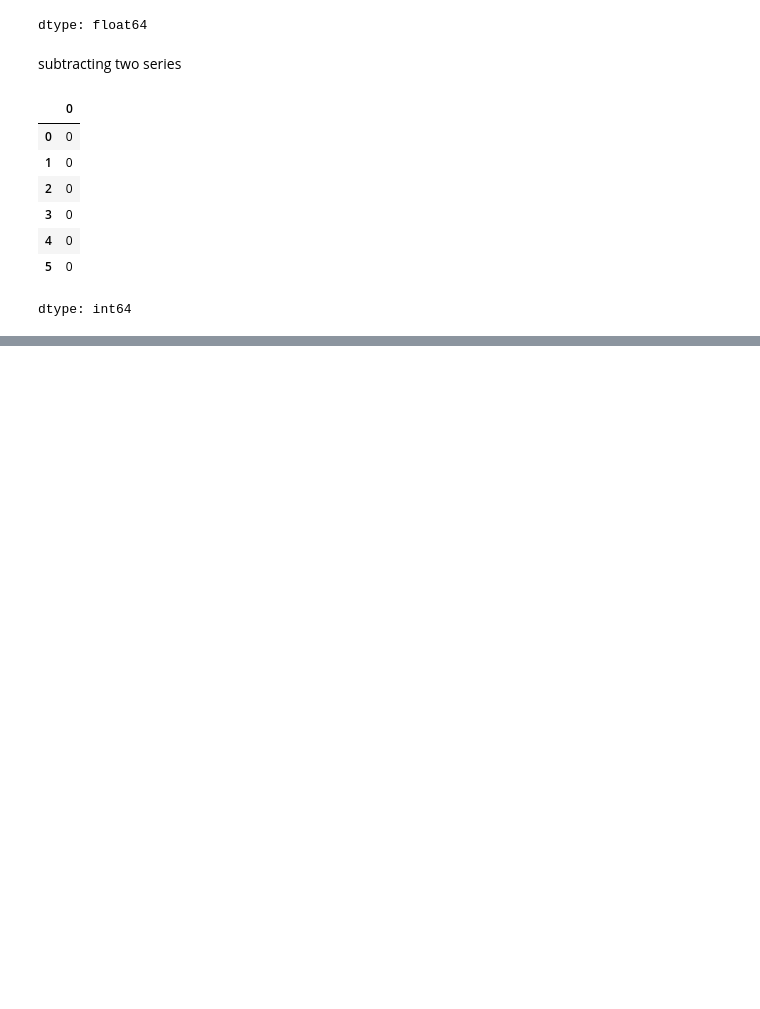
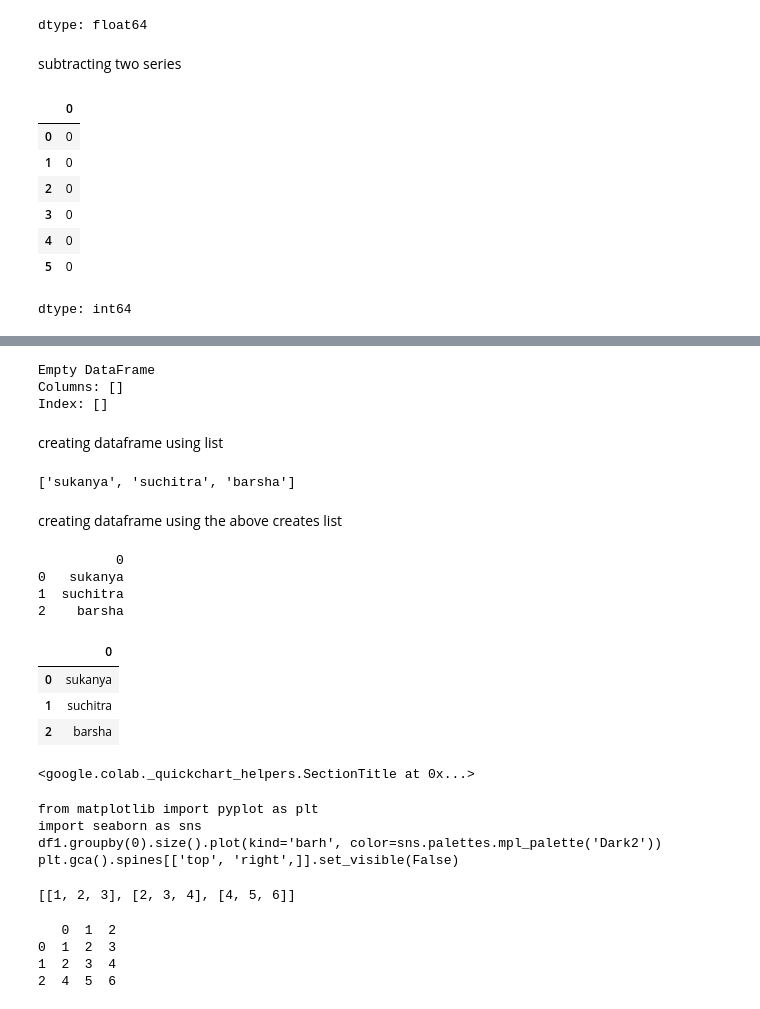
Before and after one commit to sukanyaganik14-collab/practice, a Jupyter notebook: pandas.ipynb, the cells around one changed output, grey strips where cells are left out. Cells and saved outputs as stored; diff of their text form; code cells hidden in the pictures; blank space fills up the shorter version.

```diff
--- a/pandas.ipynb
+++ b/pandas.ipynb
@@ -244,0 +253,49 @@ dtype: int64
+# %%
+empty_df = pd.DataFrame()
+print(empty_df)
+# %% [output]
+Empty DataFrame
+Columns: []
+Index: []
+# %% [markdown]
+creating dataframe using list
+# %%
+lst = ['sukanya','suchitra','barsha']
+print(lst)
+# %% [output]
+['sukanya', 'suchitra', 'barsha']
+# %% [markdown]
+creating dataframe using the above creates list
+# %%
+df1 = pd.DataFrame(lst)
+print(df1)
+# %% [output]
+          0
+0   sukanya
+1  suchitra
+2    barsha
+# %%
+df1
+# %% [output]
+|  | 0 |
+| 0 | sukanya |
+| 1 | suchitra |
+| 2 | barsha |
+<google.colab._quickchart_helpers.SectionTitle at 0x...>
+from matplotlib import pyplot as plt
+import seaborn as sns
+df1.groupby(0).size().plot(kind='barh', color=sns.palettes.mpl_palette('Dark2'))
+plt.gca().spines[['top', 'right',]].set_visible(False)
+# %%
+lst_of_lst =[[1,2,3],[2,3,4],[4,5,6]]
+print(lst_of_lst)
+# %% [output]
+[[1, 2, 3], [2, 3, 4], [4, 5, 6]]
+# %%
+df2 = pd.DataFrame(lst_of_lst)
+print(df2)
+# %% [output]
+   0  1  2
+0  1  2  3
+1  2  3  4
+2  4  5  6
```
Also changed, not shown: parts of 4 cells of this notebook.
